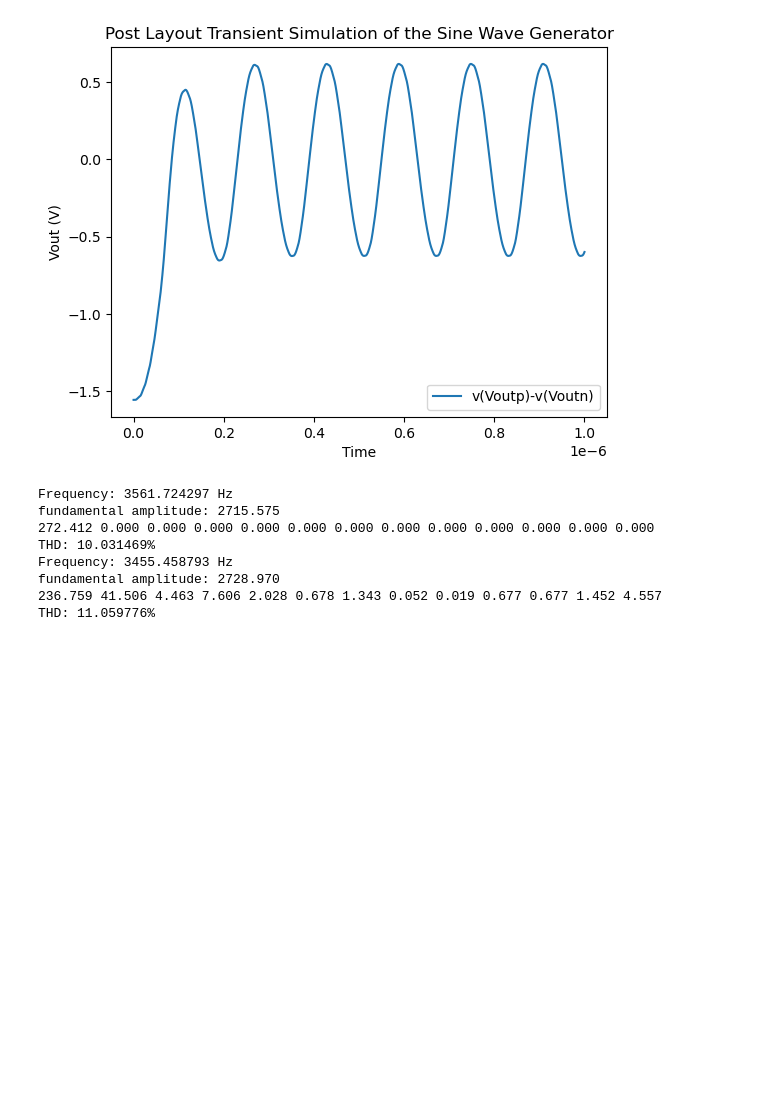
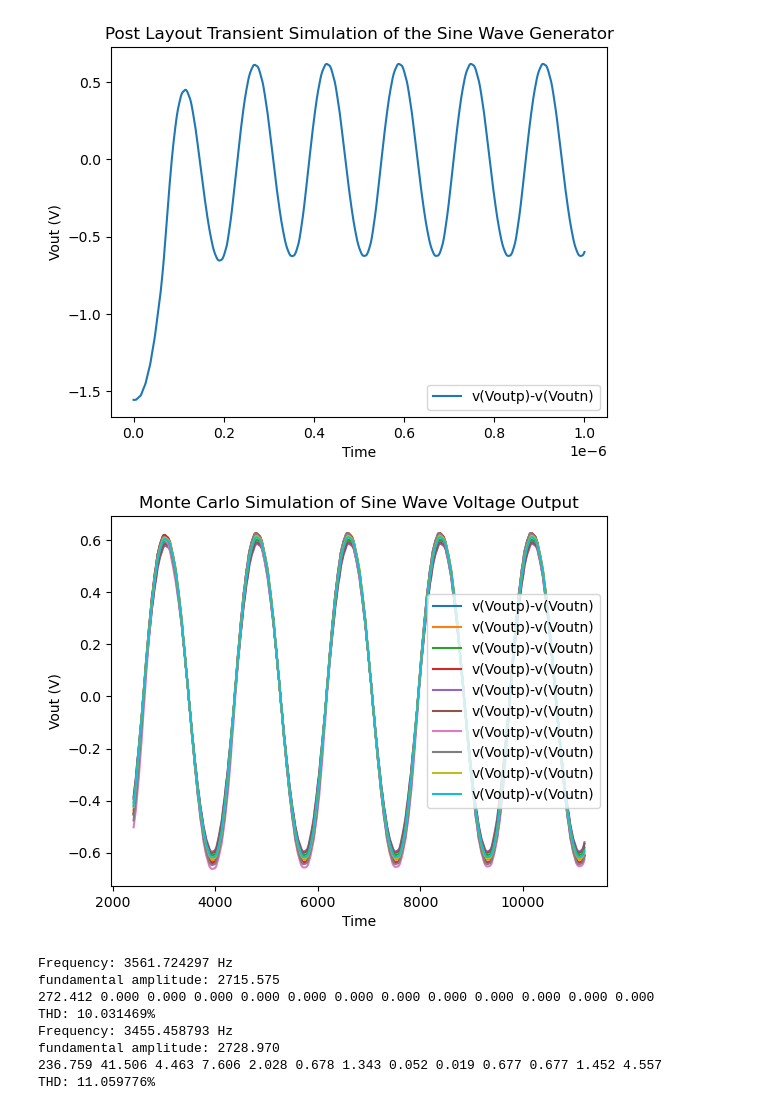
Before and after one commit to adp1030/VLSI_Sine_Gen, a Jupyter notebook: simulation/sim_data/plots.ipynb, the cells around one changed output. Saved outputs shown, nothing was run; the diff lists cells and outputs as text; code cells hidden in the pictures; blank space fills up the shorter version.

Commit message:
commit the final changes from December 2023, updated some plots

```diff
--- a/simulation/sim_data/plots.ipynb
+++ b/simulation/sim_data/plots.ipynb
@@ -194,6 +194,45 @@ plt.ylabel('Vout (V)')
 plt.savefig("postlayout_sim.svg", format="svg")
 # %% [output]
 [figure]
+# %%
+# Imports
+import pandas as pd
+import matplotlib.pyplot as plt
+import numpy as np
+from scipy import signal
+
+pd.set_option('display.float_format', lambda x: '%e' % x)
+
+# FOR m = 1.0
+vout1 = pd.read_fwf('~/VLSI_Sine_Gen/simulation/sim_data/mc_data/register_dac_mc_post1.txt')
+vout2 = pd.read_fwf('~/VLSI_Sine_Gen/simulation/sim_data/mc_data/register_dac_mc_post2.txt')
+vout3 = pd.read_fwf('~/VLSI_Sine_Gen/simulation/sim_data/mc_data/register_dac_mc_post3.txt')
+vout4 = pd.read_fwf('~/VLSI_Sine_Gen/simulation/sim_data/mc_data/register_dac_mc_post4.txt')
+vout5 = pd.read_fwf('~/VLSI_Sine_Gen/simulation/sim_data/mc_data/register_dac_mc_post5.txt')
+vout6 = pd.read_fwf('~/VLSI_Sine_Gen/simulation/sim_data/mc_data/register_dac_mc_post6.txt')
+vout7 = pd.read_fwf('~/VLSI_Sine_Gen/simulation/sim_data/mc_data/register_dac_mc_post7.txt')
+vout8 = pd.read_fwf('~/VLSI_Sine_Gen/simulation/sim_data/mc_data/register_dac_mc_post8.txt')
+vout9 = pd.read_fwf('~/VLSI_Sine_Gen/simulation/sim_data/mc_data/register_dac_mc_post9.txt')
+vout10 = pd.read_fwf('~/VLSI_Sine_Gen/simulation/sim_data/mc_data/register_dac_mc_post10.txt')
+
+start = 2400
+fig, ax = plt.subplots()
+vout1.loc[start:].plot(y='v(Voutp)-v(Voutn)', ax = ax, title = 'Monte Carlo Simulation of Sine Wave Voltage Output')
+vout2.loc[start:].plot(y='v(Voutp)-v(Voutn)', ax = ax)
+vout3.loc[start:].plot(y='v(Voutp)-v(Voutn)', ax = ax)
+vout4.loc[start:].plot(y='v(Voutp)-v(Voutn)', ax = ax)
+vout5.loc[start:].plot(y='v(Voutp)-v(Voutn)', ax = ax)
+vout6.loc[start:].plot(y='v(Voutp)-v(Voutn)', ax = ax)
+vout7.loc[start:].plot(y='v(Voutp)-v(Voutn)', ax = ax)
+vout8.loc[start:].plot(y='v(Voutp)-v(Voutn)', ax = ax)
+vout9.loc[start:].plot(y='v(Voutp)-v(Voutn)', ax = ax)
+vout10.loc[start:].plot(y='v(Voutp)-v(Voutn)', ax = ax)
+
+plt.xlabel('Time')
+plt.ylabel('Vout (V)')
+plt.savefig("sin_vout_m1_postlayout.svg", format="svg")
+# %% [output]
+[figure, added]
 # %%
 import thdncalculator
 
```
Also changed, not shown: 15 other files.
